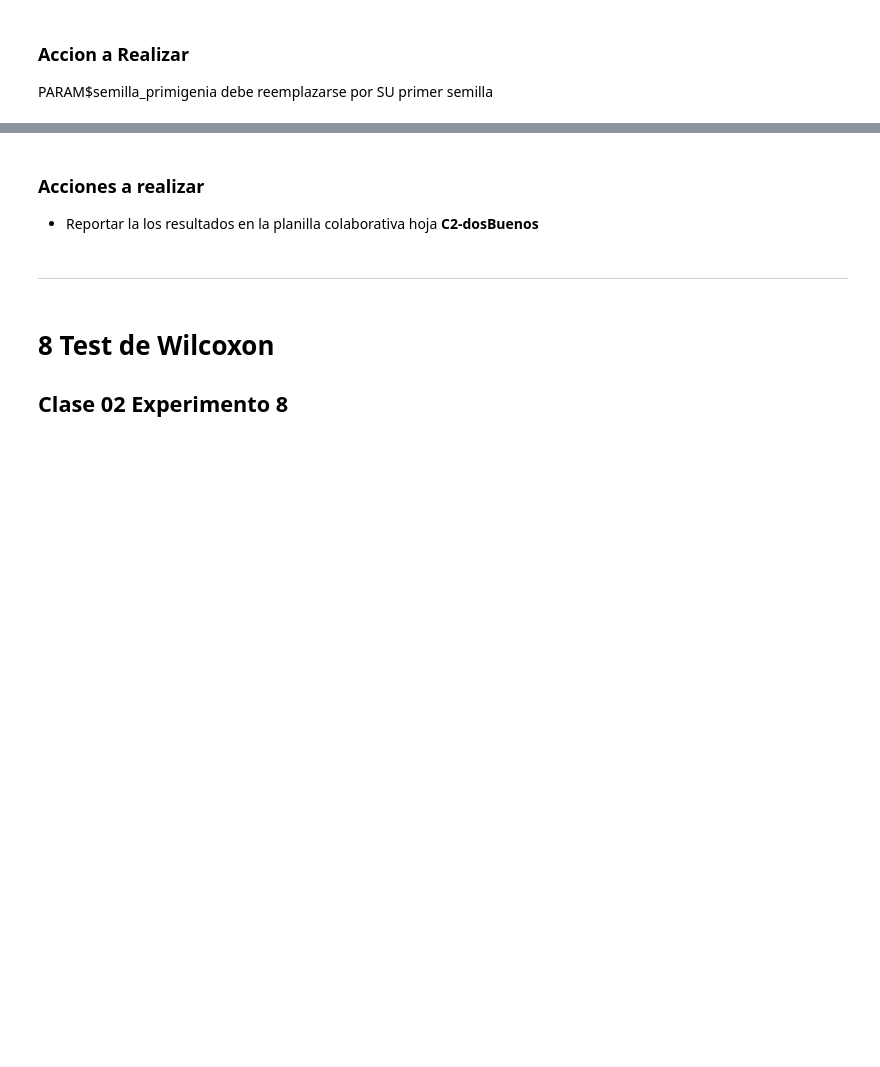
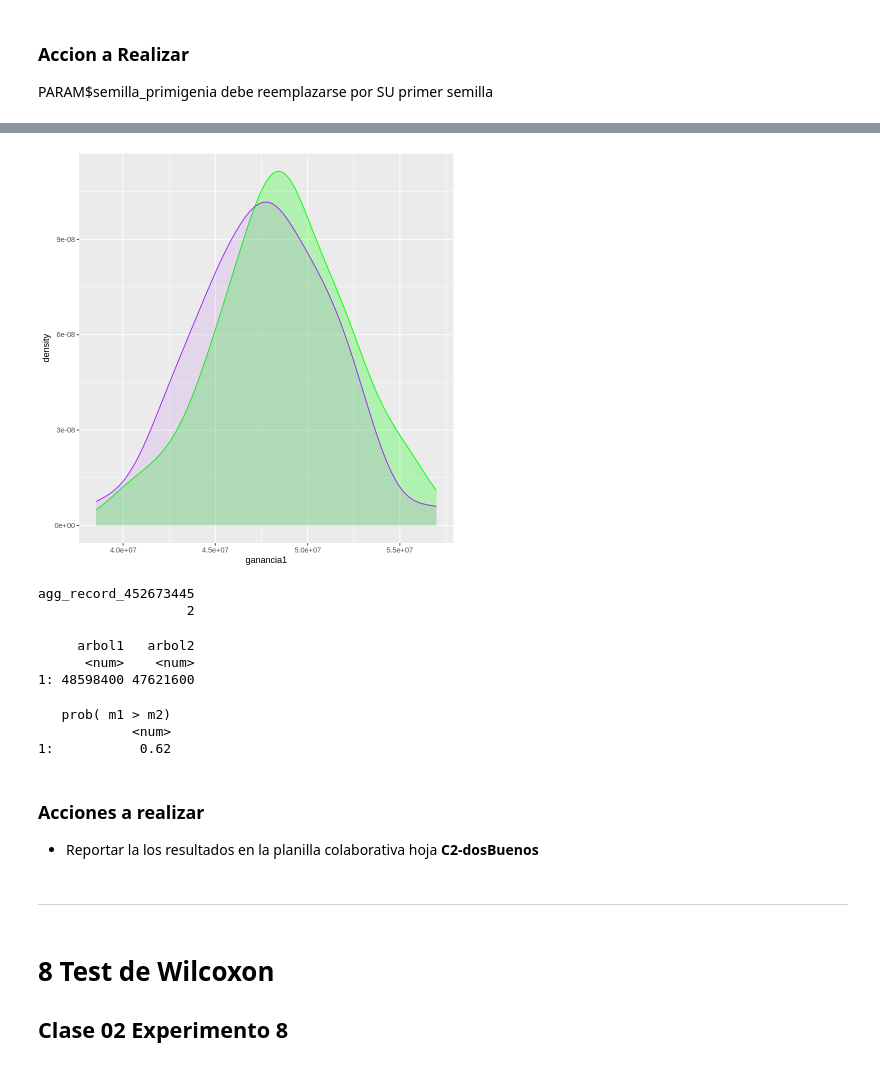
Before and after one commit to Juanma300102/labo2025v, a Jupyter notebook: src/rpart/201_ComparandoModelos.ipynb, the cells around one changed output, grey strips where cells are left out. Drawn from its saved outputs; the diff is of its cells as text; code cells hidden in the pictures; blank space fills up the shorter version.

```diff
--- a/src/rpart/201_ComparandoModelos.ipynb
+++ b/src/rpart/201_ComparandoModelos.ipynb
@@ -991,7 +1058,7 @@ require("ggplot2")
 PARAM$semilla_primigenia  debe reemplazarse por SU primer semilla
 # %%
 PARAM <- list()
-PARAM$semilla_primigenia <- 102191
+PARAM$semilla_primigenia <- 101111
 PARAM$qsemillas <- 50
 PARAM$training_pct <- 70L     # entre 1 y 100
 # %%
@@ -1140,19 +1230,32 @@ tb_salida
 # %%
-grafico <- ggplot( tb_salida, aes(x=ganancia1), fill="green", color="green") + geom_density(alpha=0.25)  +
-             geom_density(data=tb_salida, aes(x=ganancia2), fill="purple", color="purple",  alpha=0.10)
+grafico <- ggplot(tb_salida) + geom_density(aes(x=ganancia1), alpha=0.25, fill="green", color="green")  +
+             geom_density(aes(x=ganancia2), fill="purple", color="purple",  alpha=0.10)
 
 print(grafico)
+# %% [output]
+[figure, added]
 # %%
 # imprimo en un .pdf  que va a la carpeta del experimento
 pdf("densidad_dos.pdf")
 print(grafico)
 dev.off()
+# %% [output]
+agg_record_452673445
+                   2
 # %%
 # medias de las ganancias
 print( tb_salida[ , list( "arbol1" = mean( ganancia1),  "arbol2" = mean(ganancia2) ) ] )
+# %% [output]
+     arbol1   arbol2
+      <num>    <num>
+1: 48598400 47621600
 # %%
 # probabilidad que m1 sea mayor a m2
 print( tb_salida[ , list( "prob( m1 > m2)" = sum(ganancia1 > ganancia2 )/ .N ) ]  )
+# %% [output]
+   prob( m1 > m2)
+            <num>
+1:           0.62
 # %% [markdown]
 ### Acciones a realizar
 * Reportar la  los resultados en la planilla colaborativa hoja  **C2-dosBuenos**
```
Also changed, not shown: parts of 26 cells of this notebook.
